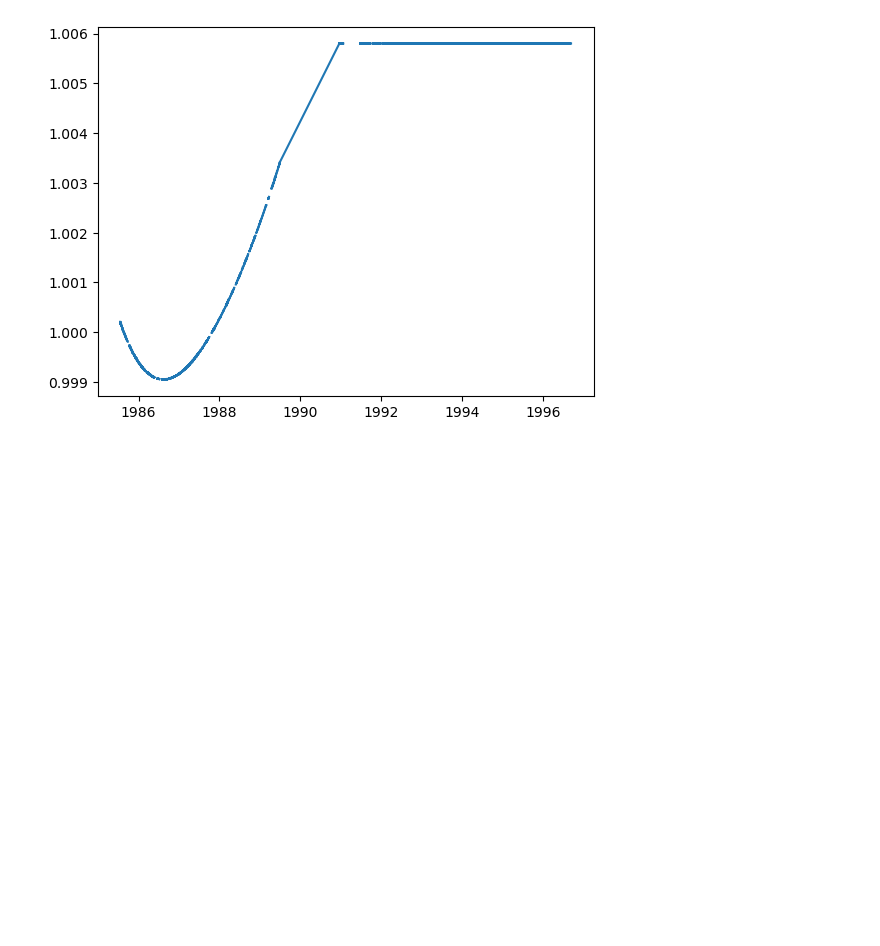
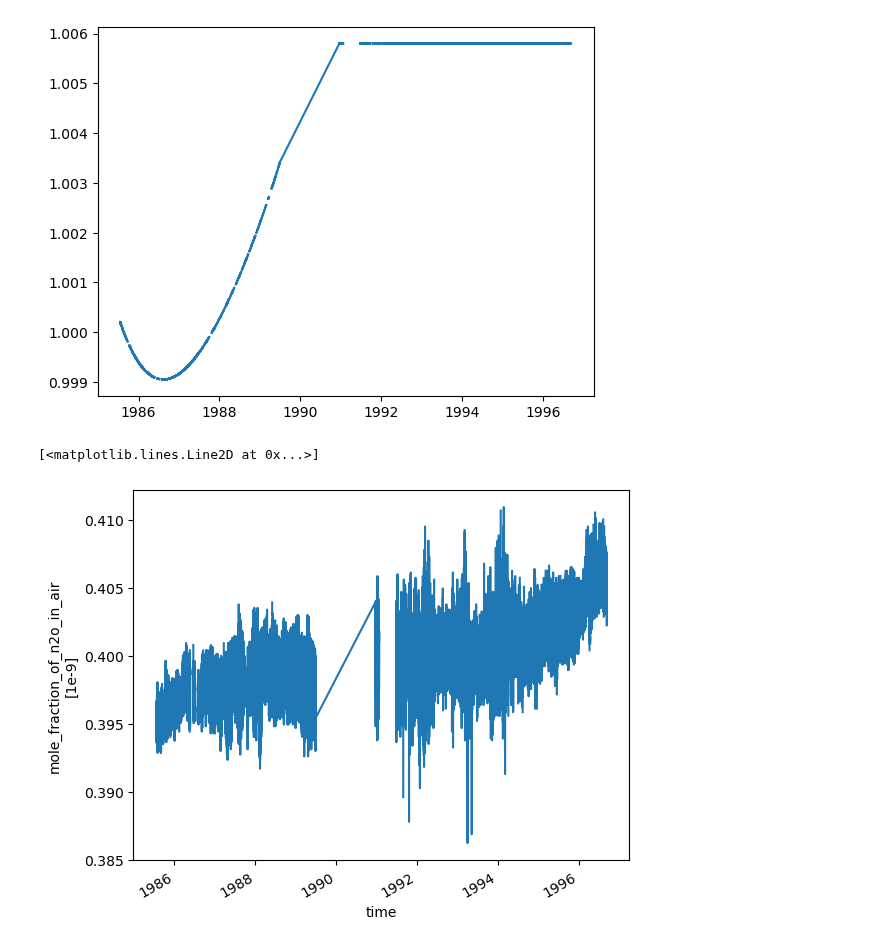
Before and after one commit to mrghg/agage-archive, a Jupyter notebook: notebooks/tutorial.ipynb, the cells around one changed output. Saved outputs shown, nothing was run; the diff lists cells and outputs as text; code cells hidden in the pictures; blank space fills up the shorter version.

```diff
--- a/notebooks/tutorial.ipynb
+++ b/notebooks/tutorial.ipynb
@@ -49,3 +49,10 @@ plt.plot(df_ale_gage.index, mf/df_ale_gage["mf"].values)
 # %% [output]
 [<matplotlib.lines.Line2D at 0x...>]
 [figure]
+# %%
+ds_ale_gage = create_dataset("N2O", "SMO", "GAGE", df_ale_gage)
+# %%
+ds_ale_gage.mf.plot()
+# %% [output]
+[<matplotlib.lines.Line2D at 0x...>]
+[figure, added]
```
Also changed, not shown: parts of 1 cell of this notebook.
